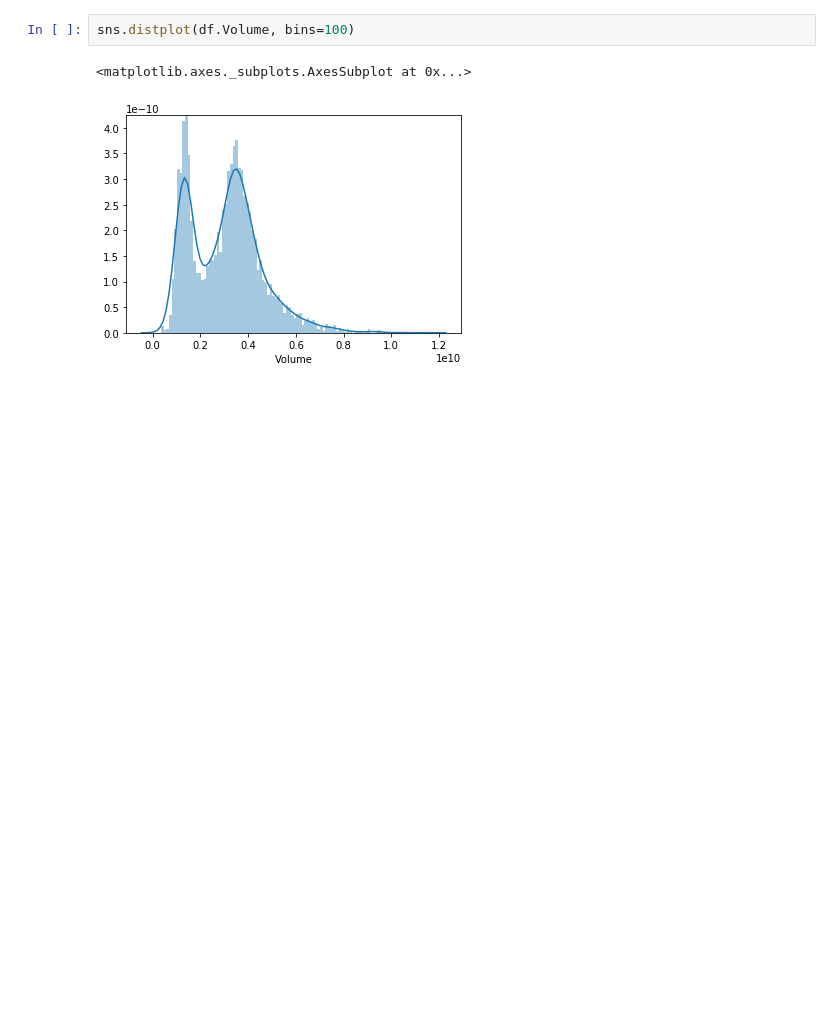
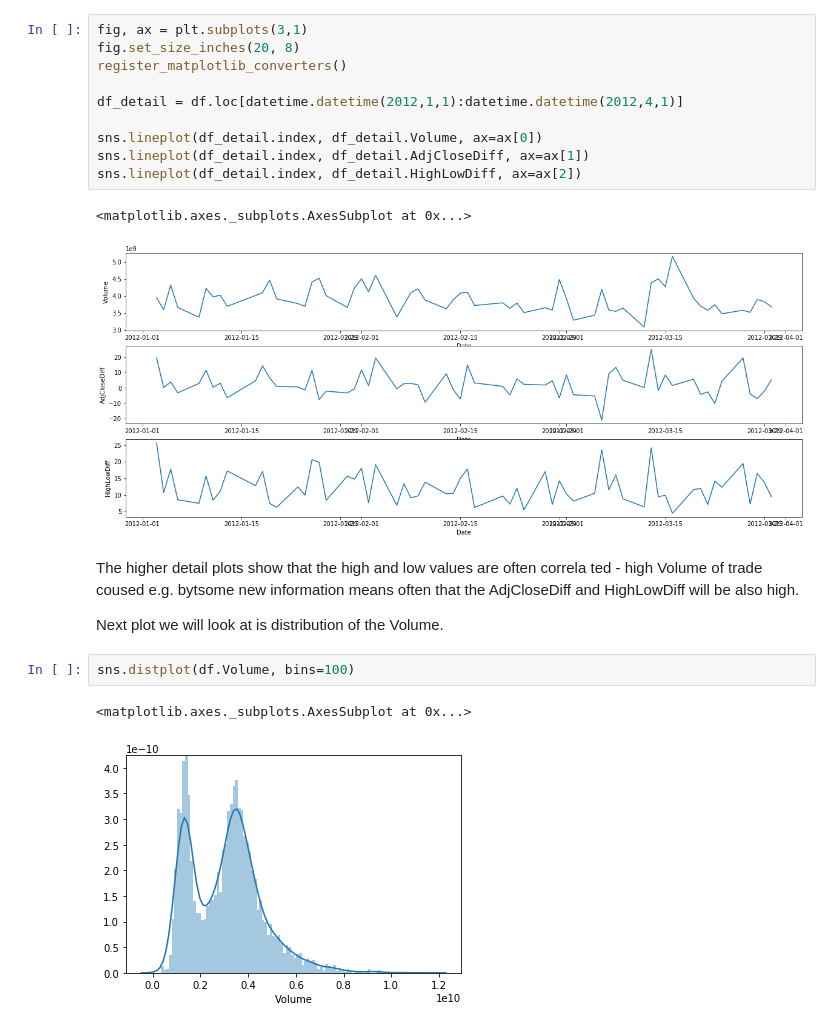
Before and after one commit to ludvik-martin/trade_volume_prediction, a Jupyter notebook: notebook/exploratory_data_analysis.ipynb, the cells around one changed output. Saved outputs shown, nothing was run; the diff lists cells and outputs as text; blank space fills up the shorter version.

```diff
--- a/notebook/exploratory_data_analysis.ipynb
+++ b/notebook/exploratory_data_analysis.ipynb
@@ -50,3 +75,20 @@ The last graph shows difference betwen the AdjClose price of two consecutive tra
+# %%
+fig, ax = plt.subplots(3,1)
+fig.set_size_inches(20, 8)
+register_matplotlib_converters()
+
+df_detail = df.loc[datetime.datetime(2012,1,1):datetime.datetime(2012,4,1)]
+
+sns.lineplot(df_detail.index, df_detail.Volume, ax=ax[0])
+sns.lineplot(df_detail.index, df_detail.AdjCloseDiff, ax=ax[1])
+sns.lineplot(df_detail.index, df_detail.HighLowDiff, ax=ax[2])
+# %% [output]
+<matplotlib.axes._subplots.AxesSubplot at 0x...>
+[figure, added]
+# %% [markdown]
+The higher detail plots show that the high and low values are often correla ted - high Volume of trade coused e.g. bytsome new information means often that the AdjCloseDiff and HighLowDiff will be also high.
+
+Next plot we will look at is distribution of the Volume.
 # %%
 sns.distplot(df.Volume, bins=100)
 # %% [output]
```
Also changed, not shown: parts of 23 cells of this notebook, 4 other files.
